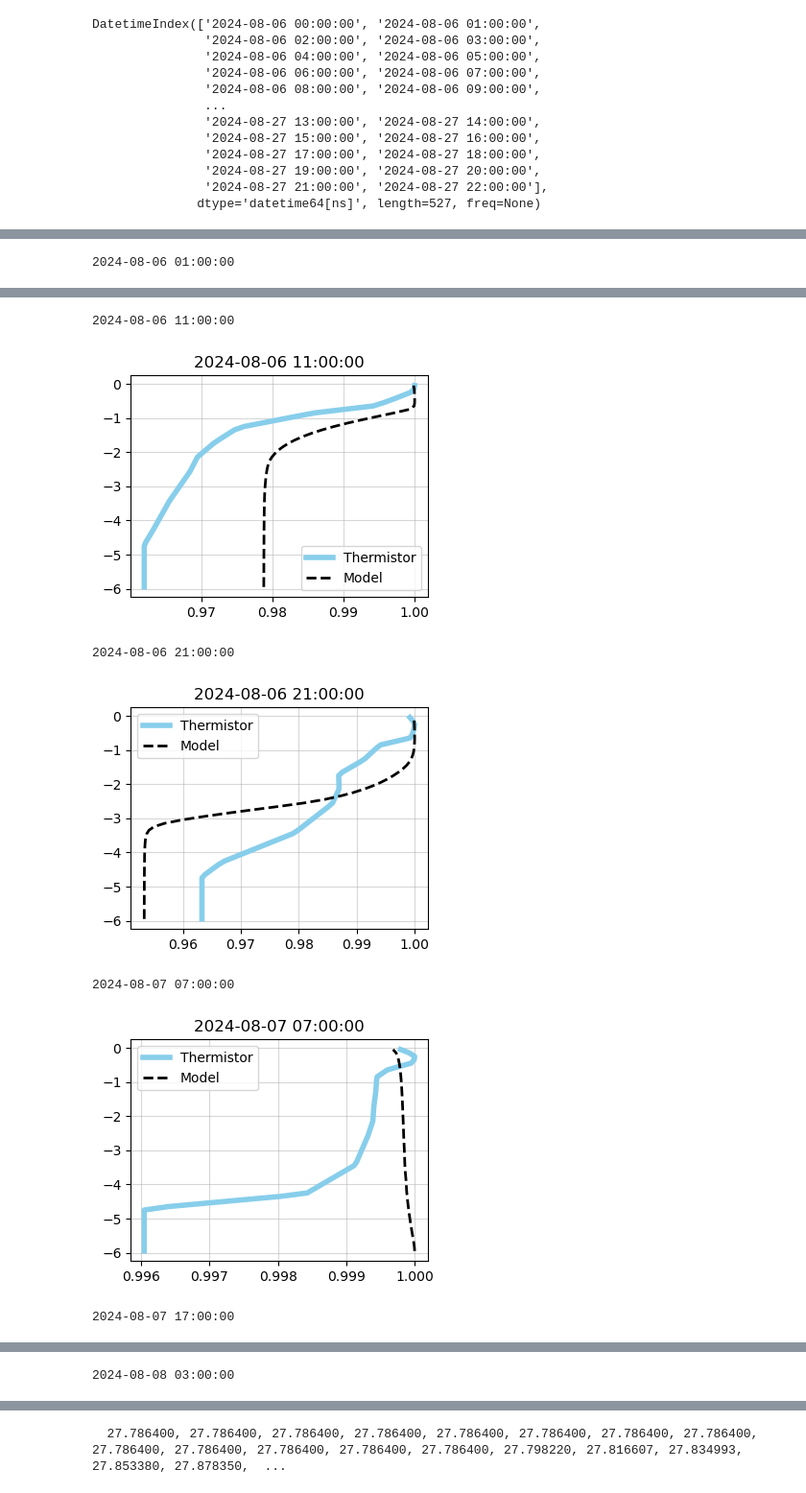
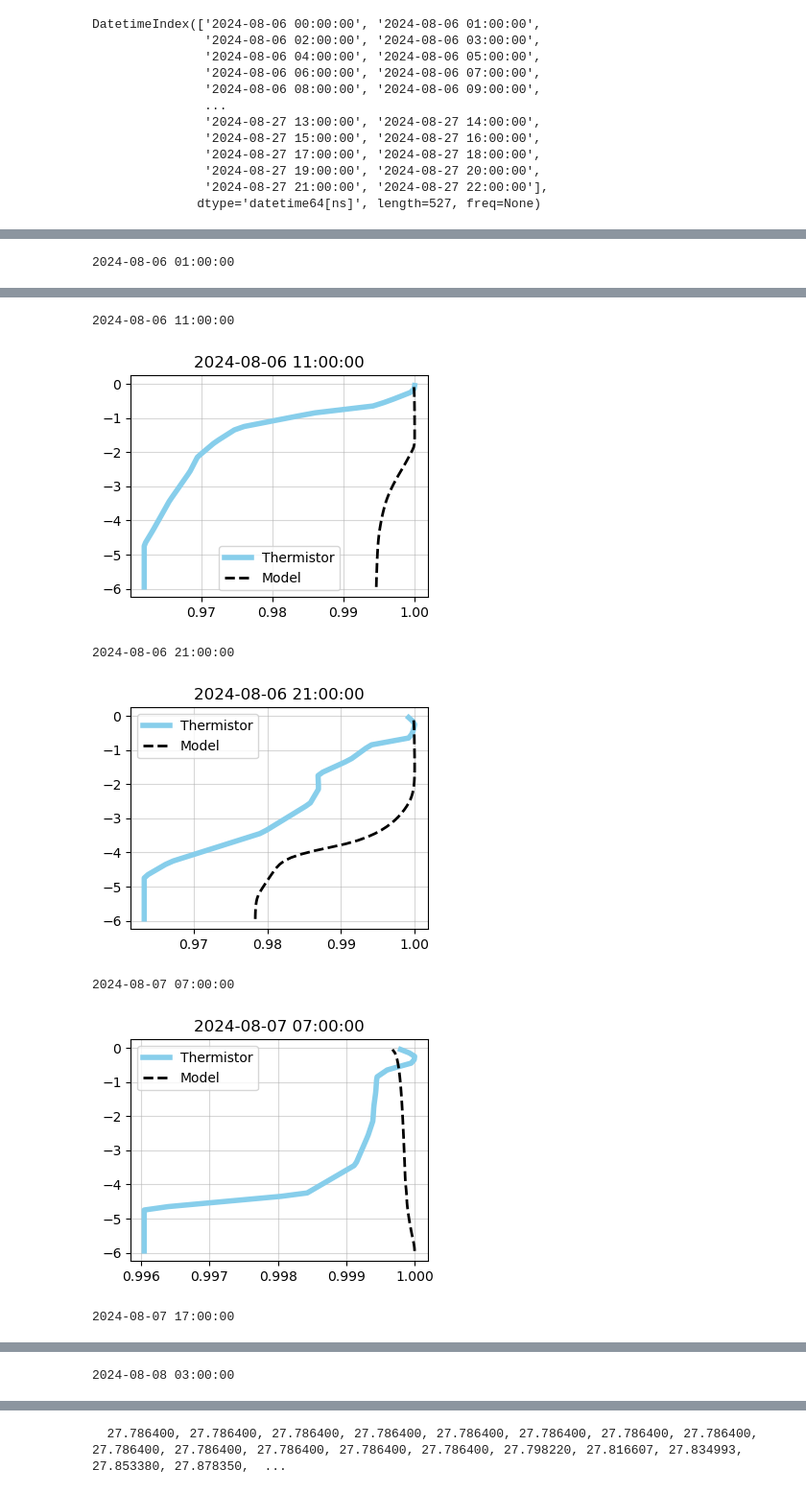
Before and after one commit to sienna-white/1D_JL_Turbulence_Model, a Jupyter notebook: validate_heat_flux.ipynb, the cells around one changed output, grey strips where cells are left out. Shown at 96% size. Drawn from its saved outputs; the diff is of its cells as text; code cells hidden in the pictures.

```diff
--- a/validate_heat_flux.ipynb
+++ b/validate_heat_flux.ipynb
@@ -15,7 +15,7 @@ end_date   = "2024-08-%02d 00:00" % end_day
 
 dates = pd.date_range(start_date, end_date, freq="%ds" % dt)
 
-model = xr.open_dataset("2024_2.nc")
+model = xr.open_dataset("2024_June20.nc")
 
 nt = len(model.time.values)
 times = dates[::isave]
@@ -102,25 +102,26 @@ ax.grid(alpha=0.5)
 # %%
 z = model.z.values
 import time
-
+# /max(thermistor.iloc[j, :])
+# /max(model.C.isel(time=j).values)
 for j in range(1,nt,10):
     fig = plt.figure(figsize=(4,3))
     print(thermistor.index[j])
-    plt.plot(thermistor.iloc[j, :]/max(thermistor.iloc[j, :]), -z, label="Thermistor", color='skyblue', linewidth=4)
-    plt.plot(model.C.isel(time=j).values/max(model.C.isel(time=j).values), -z, '--', label="Model", color='black', linewidth=2)
+    plt.plot(thermistor.iloc[j, :], -z, label="Thermistor", color='skyblue', linewidth=4)
+    plt.plot(model.C.isel(time=j).values, -z, '--', label="Model", color='black', linewidth=2)
 
     plt.title("%s" % thermistor.index[j])
     ax = plt.gca()
     ax.grid(alpha=0.5)
     ax.legend()
     plt.show()
 # %% [output]
 2024-08-06 01:00:00
 [figure]
 2024-08-06 11:00:00
-[figure, old version]
+[figure, new version]
 2024-08-06 21:00:00
-[figure, old version]
+[figure, new version]
 2024-08-07 07:00:00
 [figure]
 2024-08-07 17:00:00
```
Also changed, not shown: parts of 3 cells of this notebook, 2 other files.
